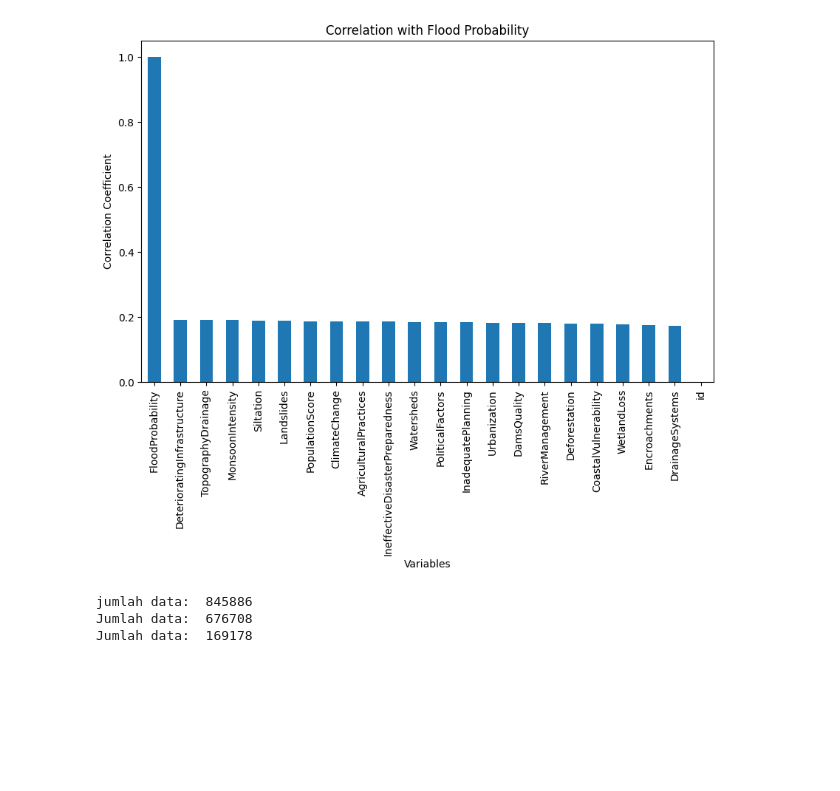
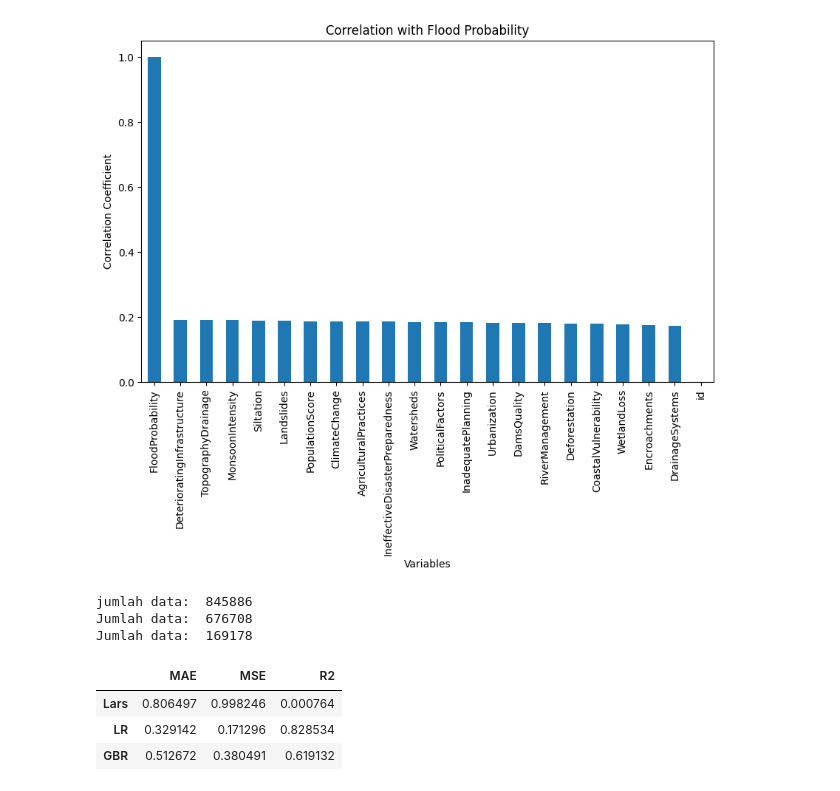
Before and after one commit to ghivalzahrvnsyah/learn-regression, a Jupyter notebook: flood_dataset_regression.ipynb, the cells around one changed output. Cells and saved outputs as stored; diff of their text form; code cells hidden in the pictures; blank space fills up the shorter version.

Commit message:
Melatih model Regresi

```diff
--- a/flood_dataset_regression.ipynb
+++ b/flood_dataset_regression.ipynb
@@ -208,3 +208,52 @@ print("Jumlah data: ", len(x_test))
 jumlah data:  845886
 Jumlah data:  676708
 Jumlah data:  169178
+# %%
+## Melatih Model
+from sklearn.metrics import mean_absolute_error, mean_squared_error, r2_score
+
+# Menggunakan LARS
+from sklearn import linear_model
+lars = linear_model.Lars(n_nonzero_coefs=1).fit(x_train, y_train)
+pred_lars = lars.predict(x_test)
+
+mae_lars = mean_absolute_error(y_test, pred_lars)
+mse_lars = mean_squared_error(y_test, pred_lars)
+r2_lars = r2_score(y_test, pred_lars)
+# %%
+ # Mengunakan Linear Regression
+from sklearn.linear_model import LinearRegression
+LR = LinearRegression().fit(x_train, y_train)
+
+pred_LR = LR.predict(x_test)
+
+mae_LR = mean_absolute_error(y_test, pred_LR)
+mse_LR = mean_squared_error(y_test, pred_LR)
+r2_LR = r2_score(y_test, pred_LR)
+# %%
+# menggunakan gradientBoostingRegressor
+from sklearn.ensemble import GradientBoostingRegressor
+
+GBR = GradientBoostingRegressor(random_state=184)
+GBR.fit(x_train, y_train)
+
+pred_GBR = GBR.predict(x_test)
+mae_GBR = mean_absolute_error(y_test, pred_GBR)
+mse_GBR = mean_squared_error(y_test, pred_GBR)
+r2_GBR = r2_score(y_test, pred_GBR)
+# %%
+# Membuat dictionary untuk menyimpan hasil evaluasi
+data = {
+    'MAE': [mae_lars, mae_LR, mae_GBR],
+    'MSE': [mse_lars, mse_LR, mse_GBR],
+    'R2': [r2_lars, r2_LR, r2_GBR]
+}
+
+# Konversi dictionary menjadi DataFrame
+df_results = pd.DataFrame(data, index=['Lars', 'LR', 'GBR'])
+df_results
+# %% [output]
+|  | MAE | MSE | R2 |
+| Lars | 0.806497 | 0.998246 | 0.000764 |
+| LR | 0.329142 | 0.171296 | 0.828534 |
+| GBR | 0.512672 | 0.380491 | 0.619132 |
```
